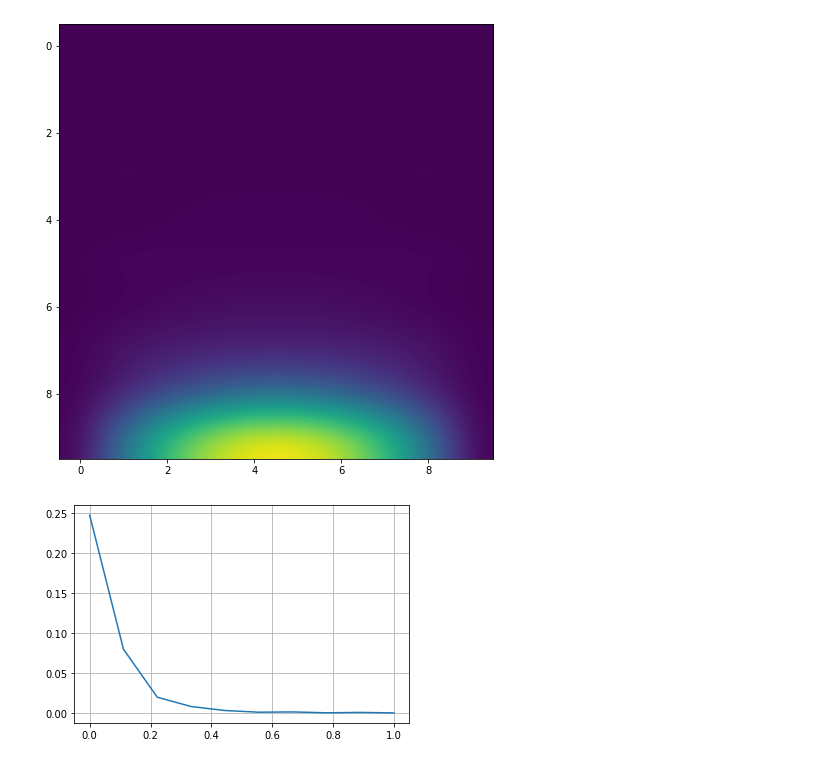
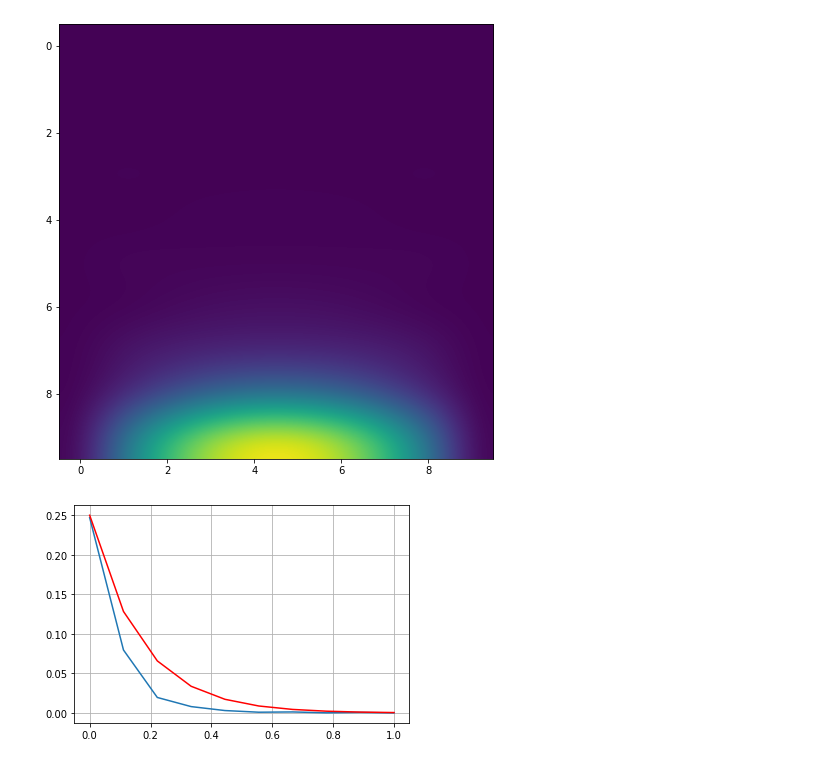
Before and after one commit to Altair200333/BCS_NSU, a Jupyter notebook: task_10/task10.ipynb, the cells around one changed output. Cells and saved outputs as stored; diff of their text form; code cells hidden in the pictures.

```diff
--- a/task_10/task10.ipynb
+++ b/task_10/task10.ipynb
@@ -37,14 +37,18 @@ for i in range(N_x):
     heat_map[i, 0] = x *(1 - i/(N_x-1))
 # %%
 res = solve_crank_nicolson(heat_map, D, L, T, N_x, N_t)
+# %%
+#show_color_map(res, interpolations[1])
+show_color_map(res, interpolations[3])
+# %% [output]
+[figure, added]
 # %%
-#show_color_map(res, interpolations[1])
-show_color_map(res, interpolations[3])
+dt = T/(N_t - 1)
+t_time = np.array([dt * i for i in range(N_t)])
+plt.plot(t_time, [max(res[:, i]) for i in range(N_t)])
+plt.plot(t_time, np.exp(-t_time * 6) * 0.25, color='red')#magic
 
-dt = T/(N_t - 1)
-plt.plot([dt * i for i in range(N_t)], [max(res[:, i]) for i in range(N_t)])
 plt.grid()
 plt.show()
 # %% [output]
-[figure, old version]
+[figure, new version]
-[figure, removed]
```
Also changed, not shown: 2 other files.
